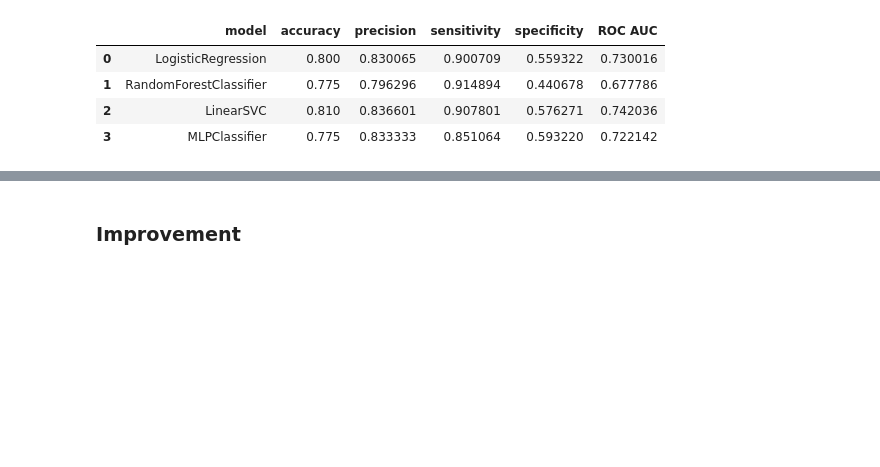
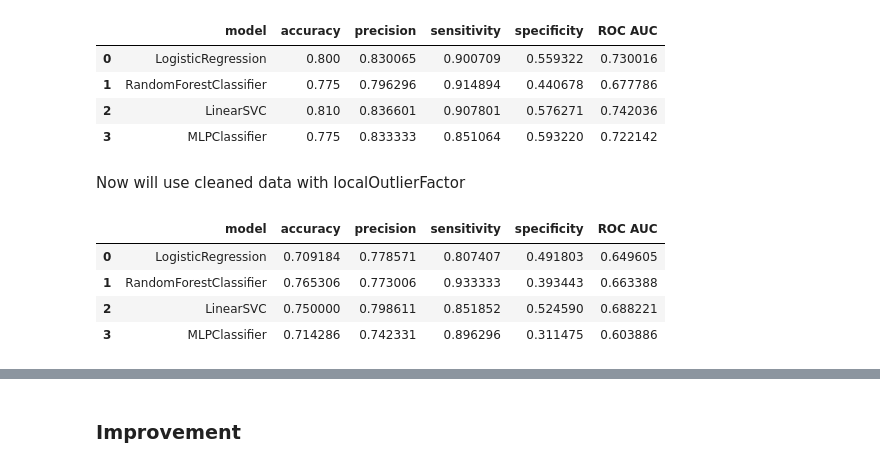
Before and after one commit to AliaksandrNaumkin/ML-projects, a Jupyter notebook: classification/Classification.ipynb, the cells around one changed output, grey strips where cells are left out. Saved outputs shown, nothing was run; the diff lists cells and outputs as text; code cells hidden in the pictures; blank space fills up the shorter version.

Commit message:
add comparison for metrics after deleting outliers with LocalOutlierFactor and IsolationForest

```diff
--- a/classification/Classification.ipynb
+++ b/classification/Classification.ipynb
@@ -213,2 +254,22 @@ changing target feature into numerical
 # %%
 data['class'].replace({'good': 1, 'bad': 0}, inplace=True)
+# %%
+#OHE for data after LocalOutlierFactor
+cat_data = data_lof.drop('class', axis=1).select_dtypes(include=object)
+
+ohe = OneHotEncoder(sparse_output=False)
+ohe.fit(cat_data)
+ohe_data = ohe.transform(cat_data)
+data_lof[ohe.get_feature_names_out()] = ohe_data
+data_lof.drop(cat_data.columns, axis=1, inplace=True)
+data_lof['class'].replace({'good': 1, 'bad': 0}, inplace=True)
+
+#OHE for data after IsolationForest
+cat_data = data_is_f.drop('class', axis=1).select_dtypes(include=object)
+
+ohe = OneHotEncoder(sparse_output=False)
+ohe.fit(cat_data)
+ohe_data = ohe.transform(cat_data)
+data_is_f[ohe.get_feature_names_out()] = ohe_data
+data_is_f.drop(cat_data.columns, axis=1, inplace=True)
+data_is_f['class'].replace({'good': 1, 'bad': 0}, inplace=True)
@@ -284,7 +363,11 @@ Before modeling need to split data for features and target
 # %%
 features_std = data_std.drop('class', axis=1)
 features_norm = data_norm.drop('class', axis=1)
+features_lof = data_lof.drop('class', axis=1)
+features_is_f = data_is_f.drop('class', axis=1)
 target = data['class']
+target_lof = data_lof['class']
+target_is_f = data_is_f['class']
 # %% [markdown]
 Creating list of models
 # %%
@@ -371,3 +454,32 @@ metrics_norm
 | 1 | RandomForestClassifier | 0.775 | 0.796296 | 0.914894 | 0.440678 | 0.677786 |
 | 2 | LinearSVC | 0.810 | 0.836601 | 0.907801 | 0.576271 | 0.742036 |
 | 3 | MLPClassifier | 0.775 | 0.833333 | 0.851064 | 0.593220 | 0.722142 |
+# %% [markdown]
+Now will use cleaned data with localOutlierFactor
+# %%
+#dataframe with metrics
+metrics_lof = pd.DataFrame(columns=['model', 'accuracy', 'precision', 'sensitivity', 'specificity', 'ROC AUC'])
+
+x_train, x_test, y_train, y_test = train_test_split(features_lof, target_lof, train_size=0.8, random_state=42)
+
+for i, model in enumerate(models):
+
+    model_train = model
+    model_train = model.fit(x_train, y_train)
+    model_predict = model_train.predict(x_test)
+
+    accuracy = accuracy_score(y_test, model_predict)
+    precision = precision_score(y_test, model_predict)
+    sensitivity = recall_score(y_test, model_predict)
+    speciificity = recall_score(y_test, model_predict, pos_label=0)
+    roc_auc = roc_auc_score(y_test, model_predict)
+
+    metrics_lof.loc[i] = ([type(model).__name__, accuracy, precision, sensitivity, speciificity, roc_auc])
+
+metrics_lof
+# %% [output]
+|  | model | accuracy | precision | sensitivity | specificity | ROC AUC |
+| 0 | LogisticRegression | 0.709184 | 0.778571 | 0.807407 | 0.491803 | 0.649605 |
+| 1 | RandomForestClassifier | 0.765306 | 0.773006 | 0.933333 | 0.393443 | 0.663388 |
+| 2 | LinearSVC | 0.750000 | 0.798611 | 0.851852 | 0.524590 | 0.688221 |
+| 3 | MLPClassifier | 0.714286 | 0.742331 | 0.896296 | 0.311475 | 0.603886 |
```
Also changed, not shown: parts of 16 cells of this notebook.
